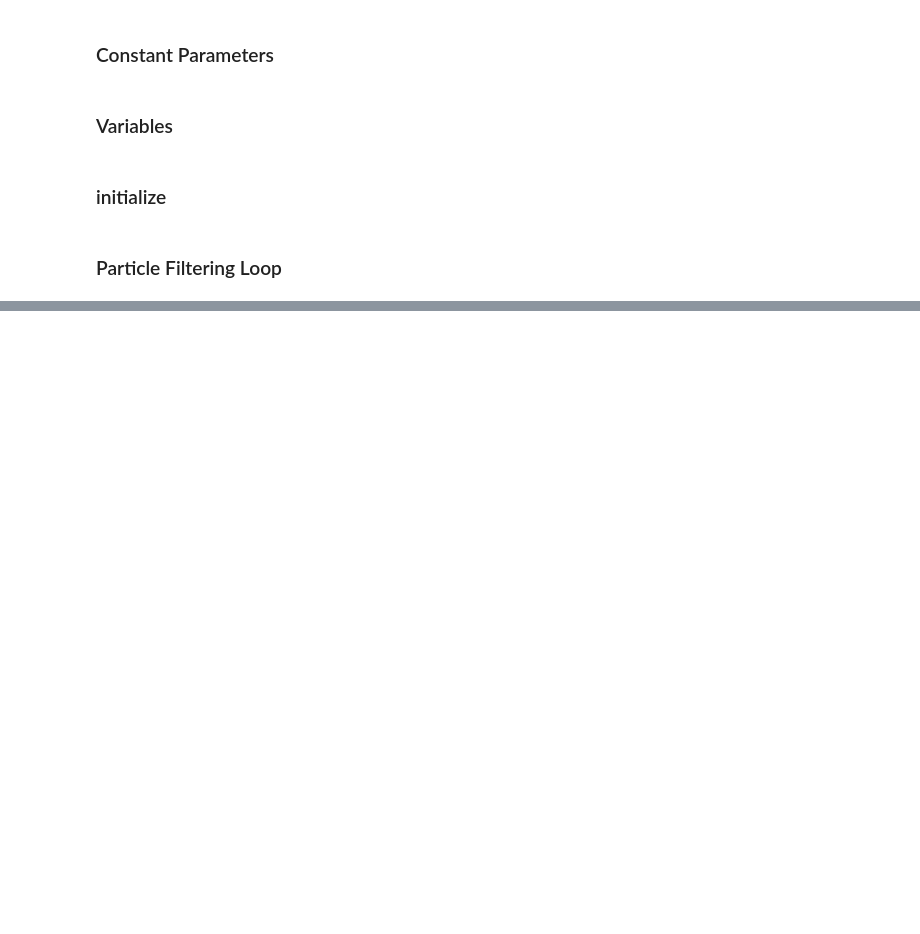
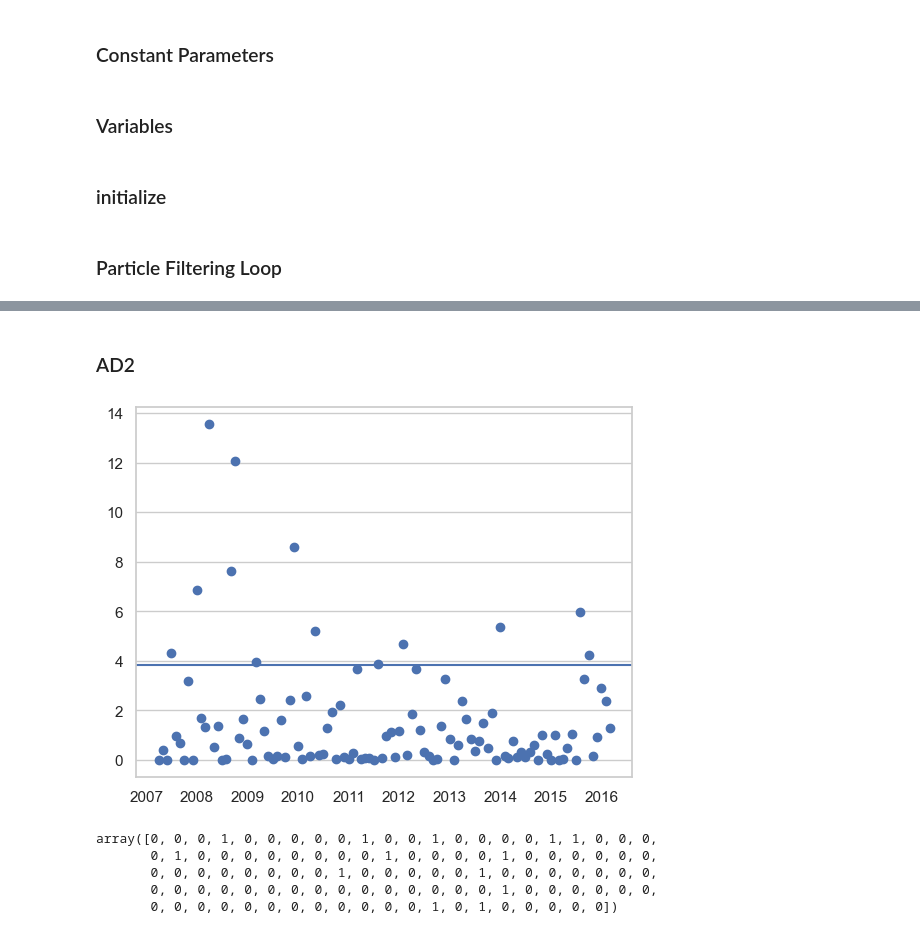
Before and after one commit to zg915/PF-PortfolioStrategies, a Jupyter notebook: SMSV+EMASO.ipynb, the cells around one changed output, grey strips where cells are left out. Drawn from its saved outputs; the diff is of its cells as text; code cells hidden in the pictures; blank space fills up the shorter version.

```diff
--- a/SMSV+EMASO.ipynb
+++ b/SMSV+EMASO.ipynb
@@ -155,0 +179,18 @@ for t in tqdm(range(1, T, 1)):
+# %% [markdown]
+### AD2
+# %%
+from scipy.stats import chi2
+AD2 = np.exp(- np.median(p_x, axis=1)) * ((observation - np.median(p_μ, axis=1)) ** 2)
+threshold = chi2.ppf(0.95, df=1)
+plt.scatter(dates[48:], AD2[48:])
+plt.axhline(y=threshold)
+plt.show()
+AD2 = (AD2[48:] >= threshold).astype(int)
+AD2
+# %% [output]
+[figure, added]
+array([0, 0, 0, 1, 0, 0, 0, 0, 0, 1, 0, 0, 1, 0, 0, 0, 0, 1, 1, 0, 0, 0,
+       0, 1, 0, 0, 0, 0, 0, 0, 0, 0, 1, 0, 0, 0, 0, 1, 0, 0, 0, 0, 0, 0,
+       0, 0, 0, 0, 0, 0, 0, 0, 1, 0, 0, 0, 0, 0, 1, 0, 0, 0, 0, 0, 0, 0,
+       0, 0, 0, 0, 0, 0, 0, 0, 0, 0, 0, 0, 0, 0, 0, 1, 0, 0, 0, 0, 0, 0,
+       0, 0, 0, 0, 0, 0, 0, 0, 0, 0, 0, 0, 1, 0, 1, 0, 0, 0, 0, 0])
```
Also changed, not shown: parts of 8 cells of this notebook.
